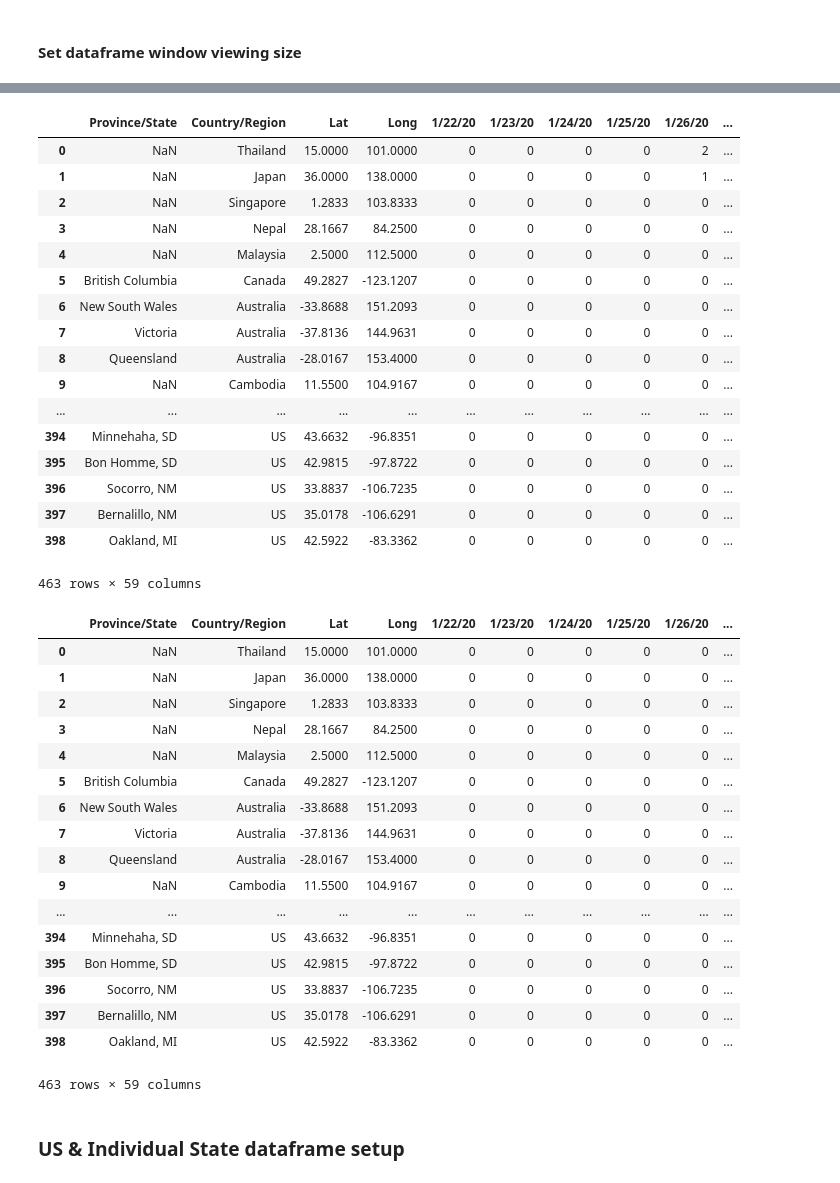
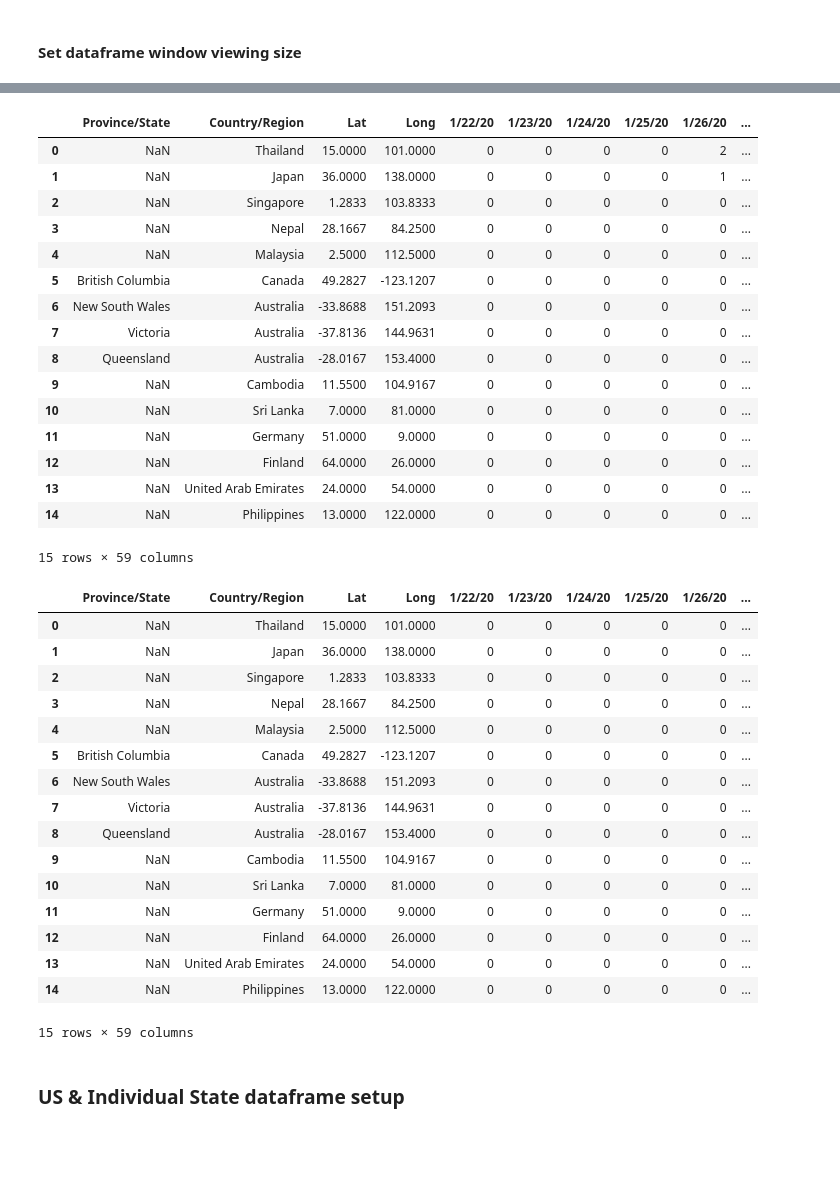
Before and after one commit to MarkCruse/covid-19, a Jupyter notebook: coronavirus.ipynb, the cells around one changed output, grey strips where cells are left out. Saved outputs shown, nothing was run; the diff lists cells and outputs as text; code cells hidden in the pictures; blank space fills up the shorter version.

```diff
--- a/coronavirus.ipynb
+++ b/coronavirus.ipynb
@@ -91,26 +89,25 @@ confirm_df
 # %%
-recover_df
+recover_df.head(15)
 # %% [output]
 |  | Province/State | Country/Region | Lat | Long | 1/22/20 | 1/23/20 | 1/24/20 | 1/25/20 | 1/26/20 | ... |
 | 0 | NaN | Thailand | 15.0000 | 101.0000 | 0 | 0 | 0 | 0 | 2 | ... |
 | 1 | NaN | Japan | 36.0000 | 138.0000 | 0 | 0 | 0 | 0 | 1 | ... |
 | 2 | NaN | Singapore | 1.2833 | 103.8333 | 0 | 0 | 0 | 0 | 0 | ... |
 | 3 | NaN | Nepal | 28.1667 | 84.2500 | 0 | 0 | 0 | 0 | 0 | ... |
 | 4 | NaN | Malaysia | 2.5000 | 112.5000 | 0 | 0 | 0 | 0 | 0 | ... |
 | 5 | British Columbia | Canada | 49.2827 | -123.1207 | 0 | 0 | 0 | 0 | 0 | ... |
 | 6 | New South Wales | Australia | -33.8688 | 151.2093 | 0 | 0 | 0 | 0 | 0 | ... |
 | 7 | Victoria | Australia | -37.8136 | 144.9631 | 0 | 0 | 0 | 0 | 0 | ... |
 | 8 | Queensland | Australia | -28.0167 | 153.4000 | 0 | 0 | 0 | 0 | 0 | ... |
 | 9 | NaN | Cambodia | 11.5500 | 104.9167 | 0 | 0 | 0 | 0 | 0 | ... |
-| ... | ... | ... | ... | ... | ... | ... | ... | ... | ... | ... |
-| 394 | Minnehaha, SD | US | 43.6632 | -96.8351 | 0 | 0 | 0 | 0 | 0 | ... |
-| 395 | Bon Homme, SD | US | 42.9815 | -97.8722 | 0 | 0 | 0 | 0 | 0 | ... |
-| 396 | Socorro, NM | US | 33.8837 | -106.7235 | 0 | 0 | 0 | 0 | 0 | ... |
-| 397 | Bernalillo, NM | US | 35.0178 | -106.6291 | 0 | 0 | 0 | 0 | 0 | ... |
-| 398 | Oakland, MI | US | 42.5922 | -83.3362 | 0 | 0 | 0 | 0 | 0 | ... |
+| 10 | NaN | Sri Lanka | 7.0000 | 81.0000 | 0 | 0 | 0 | 0 | 0 | ... |
+| 11 | NaN | Germany | 51.0000 | 9.0000 | 0 | 0 | 0 | 0 | 0 | ... |
+| 12 | NaN | Finland | 64.0000 | 26.0000 | 0 | 0 | 0 | 0 | 0 | ... |
+| 13 | NaN | United Arab Emirates | 24.0000 | 54.0000 | 0 | 0 | 0 | 0 | 0 | ... |
+| 14 | NaN | Philippines | 13.0000 | 122.0000 | 0 | 0 | 0 | 0 | 0 | ... |
-463 rows × 59 columns
+15 rows × 59 columns
 # %%
-deaths_df
+deaths_df.head(15)
 # %% [output]
 |  | Province/State | Country/Region | Lat | Long | 1/22/20 | 1/23/20 | 1/24/20 | 1/25/20 | 1/26/20 | ... |
 | 0 | NaN | Thailand | 15.0000 | 101.0000 | 0 | 0 | 0 | 0 | 0 | ... |
@@ -123,13 +120,12 @@ deaths_df
 | 7 | Victoria | Australia | -37.8136 | 144.9631 | 0 | 0 | 0 | 0 | 0 | ... |
 | 8 | Queensland | Australia | -28.0167 | 153.4000 | 0 | 0 | 0 | 0 | 0 | ... |
 | 9 | NaN | Cambodia | 11.5500 | 104.9167 | 0 | 0 | 0 | 0 | 0 | ... |
-| ... | ... | ... | ... | ... | ... | ... | ... | ... | ... | ... |
-| 394 | Minnehaha, SD | US | 43.6632 | -96.8351 | 0 | 0 | 0 | 0 | 0 | ... |
-| 395 | Bon Homme, SD | US | 42.9815 | -97.8722 | 0 | 0 | 0 | 0 | 0 | ... |
-| 396 | Socorro, NM | US | 33.8837 | -106.7235 | 0 | 0 | 0 | 0 | 0 | ... |
-| 397 | Bernalillo, NM | US | 35.0178 | -106.6291 | 0 | 0 | 0 | 0 | 0 | ... |
-| 398 | Oakland, MI | US | 42.5922 | -83.3362 | 0 | 0 | 0 | 0 | 0 | ... |
+| 10 | NaN | Sri Lanka | 7.0000 | 81.0000 | 0 | 0 | 0 | 0 | 0 | ... |
+| 11 | NaN | Germany | 51.0000 | 9.0000 | 0 | 0 | 0 | 0 | 0 | ... |
+| 12 | NaN | Finland | 64.0000 | 26.0000 | 0 | 0 | 0 | 0 | 0 | ... |
+| 13 | NaN | United Arab Emirates | 24.0000 | 54.0000 | 0 | 0 | 0 | 0 | 0 | ... |
+| 14 | NaN | Philippines | 13.0000 | 122.0000 | 0 | 0 | 0 | 0 | 0 | ... |
-463 rows × 59 columns
+15 rows × 59 columns
 # %% [markdown]
 ### US & Individual State dataframe setup
 # %% [markdown]
```
Also changed, not shown: parts of 3 cells of this notebook, 1 other file.
